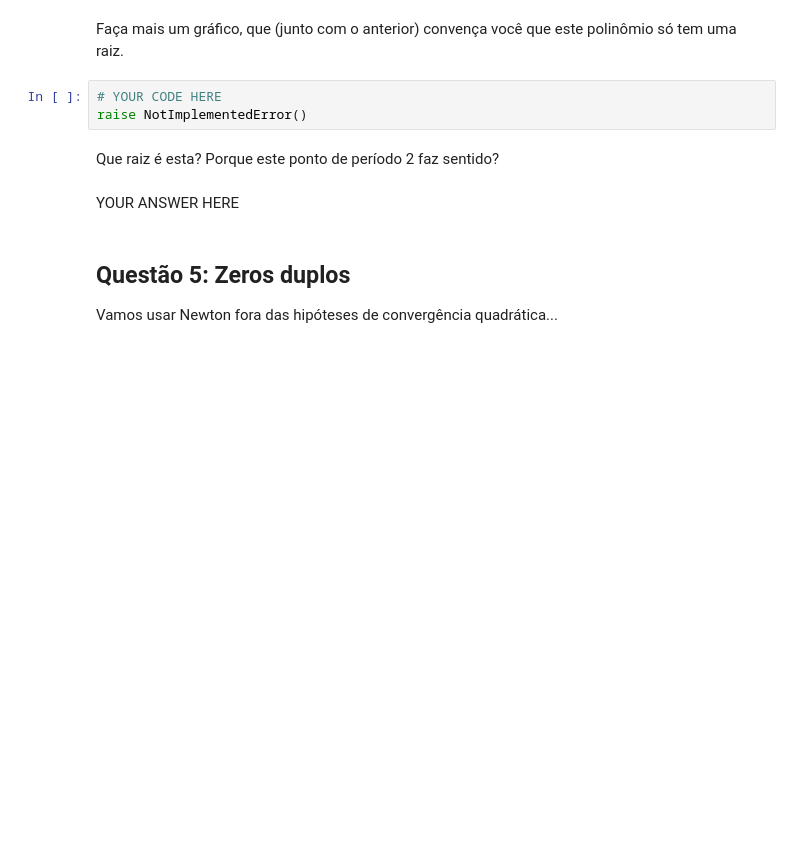
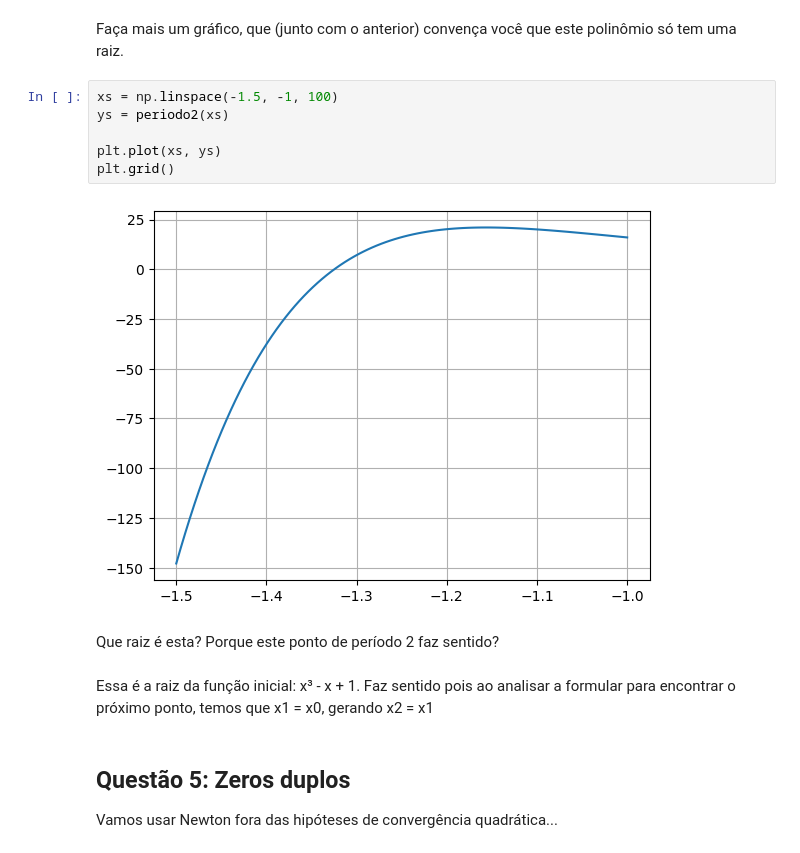
Before and after one commit to gustavo-m-vieira/comp-cient, a Jupyter notebook: Testes/Teste3.ipynb, the cells around one changed output. Drawn from its saved outputs; the diff is of its cells as text; blank space fills up the shorter version.

```diff
--- a/Testes/Teste3.ipynb
+++ b/Testes/Teste3.ipynb
@@ -155,13 +163,18 @@ raise NotImplementedError()
 # %% [markdown]
 Faça mais um gráfico, que (junto com o anterior) convença você que este polinômio só tem uma raiz.
 # %%
-# YOUR CODE HERE
-raise NotImplementedError()
+xs = np.linspace(-1.5, -1, 100)
+ys = periodo2(xs)
+
+plt.plot(xs, ys)
+plt.grid()
+# %% [output]
+[figure, added]
 # %% [markdown]
 Que raiz é esta?
 Porque este ponto de período 2 faz sentido?
 # %% [markdown]
-YOUR ANSWER HERE
+Essa é a raiz da função inicial: x³ - x + 1. Faz sentido pois ao analisar a formular para encontrar o próximo ponto, temos que x1 = x0, gerando x2 = x1
 # %% [markdown]
 ## Questão 5: Zeros duplos
 
```
Also changed, not shown: parts of 10 cells of this notebook.
